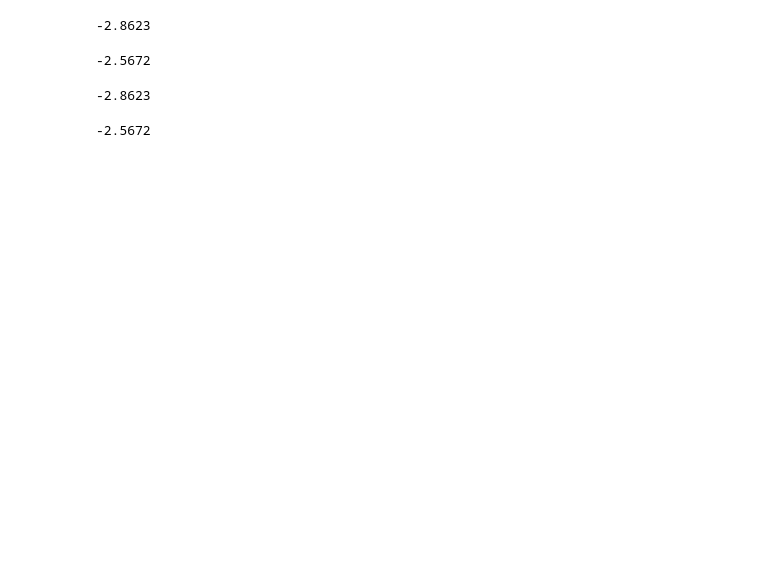
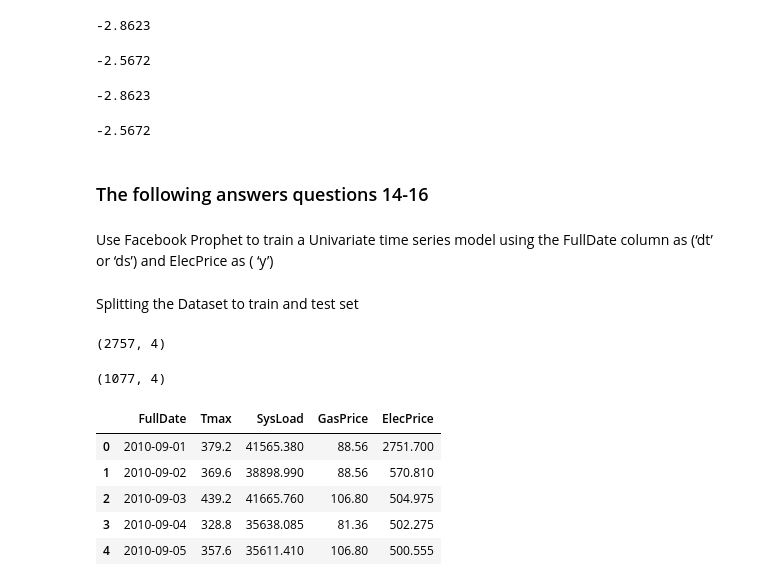
Before and after one commit to uzoochogu/hamoye-ds-internship, a Jupyter notebook: time-series-forecast-measuring-electricity-prices/graded_quizE.ipynb, the cells around one changed output. Saved outputs shown, nothing was run; the diff lists cells and outputs as text; code cells hidden in the pictures; blank space fills up the shorter version.

```diff
--- a/time-series-forecast-measuring-electricity-prices/graded_quizE.ipynb
+++ b/time-series-forecast-measuring-electricity-prices/graded_quizE.ipynb
@@ -292,3 +292,29 @@ round(elec_adf_result[4]["5%"],4)
 round(elec_adf_result[4]["10%"],4)
 # %% [output]
 -2.5672
+# %% [markdown]
+### The following answers questions 14-16
+# %% [markdown]
+Use Facebook Prophet to train a Univariate time series model using the FullDate column as (‘dt’ or ‘ds’) and ElecPrice as ( ‘y’)
+# %% [markdown]
+Splitting the Dataset to train and test set
+# %%
+train_data = daily_elect_data.iloc[:2757,:]
+test_data = daily_elect_data.iloc[2757:,:]
+train_data.shape
+# %% [output]
+(2757, 4)
+# %%
+test_data.shape
+# %% [output]
+(1077, 4)
+# %%
+train_data.reset_index(inplace = True)
+train_data.head(5)
+# %% [output]
+|  | FullDate | Tmax | SysLoad | GasPrice | ElecPrice |
+| 0 | 2010-09-01 | 379.2 | 41565.380 | 88.56 | 2751.700 |
+| 1 | 2010-09-02 | 369.6 | 38898.990 | 88.56 | 570.810 |
+| 2 | 2010-09-03 | 439.2 | 41665.760 | 106.80 | 504.975 |
+| 3 | 2010-09-04 | 328.8 | 35638.085 | 81.36 | 502.275 |
+| 4 | 2010-09-05 | 357.6 | 35611.410 | 106.80 | 500.555 |
```
Also changed, not shown: parts of 5 cells of this notebook.
